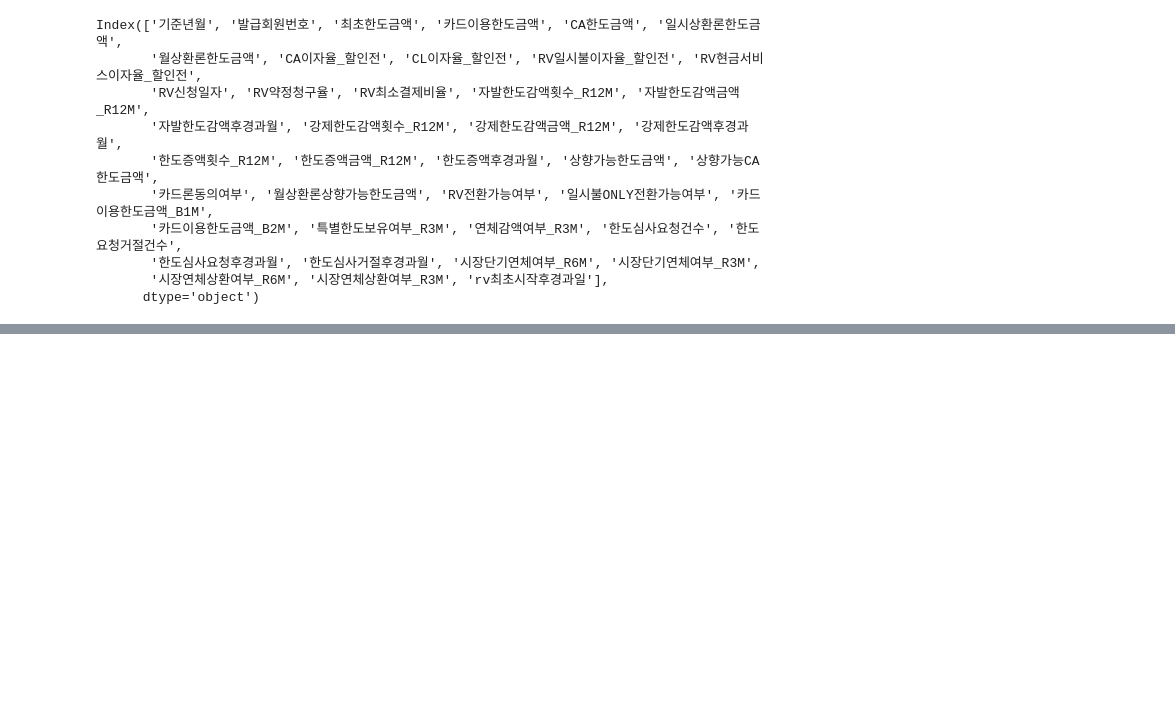
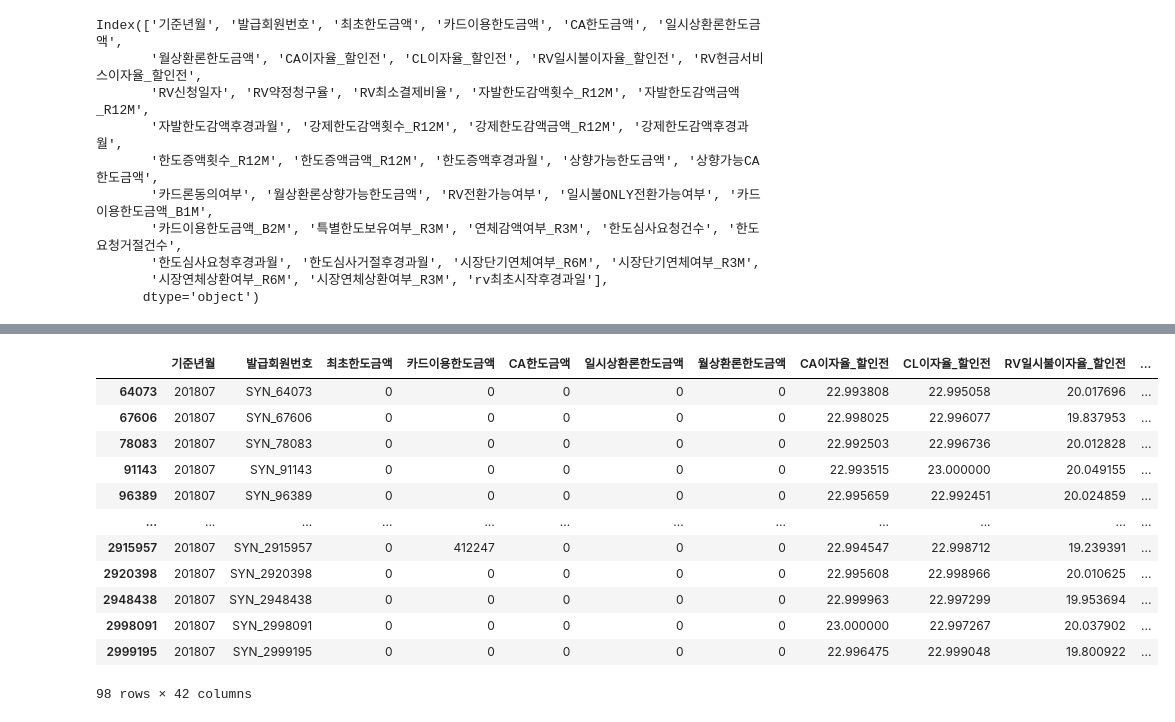
Before and after one commit to jayiuk/mid_project, a Jupyter notebook: data_check.ipynb, the cells around one changed output, grey strips where cells are left out. Drawn from its saved outputs; the diff is of its cells as text; code cells hidden in the pictures; blank space fills up the shorter version.

```diff
--- a/data_check.ipynb
+++ b/data_check.ipynb
@@ -238,0 +343,16 @@ Index(['기준년월', '발급회원번호', '최초한도금액', '카드이용
+# %%
+df2.query('시장단기연체여부_R6M == 1')
+# %% [output]
+|  | 기준년월 | 발급회원번호 | 최초한도금액 | 카드이용한도금액 | CA한도금액 | 일시상환론한도금액 | 월상환론한도금액 | CA이자율_할인전 | CL이자율_할인전 | RV일시불이자율_할인전 | ... |
+| 64073 | 201807 | SYN_64073 | 0 | 0 | 0 | 0 | 0 | 22.993808 | 22.995058 | 20.017696 | ... |
+| 67606 | 201807 | SYN_67606 | 0 | 0 | 0 | 0 | 0 | 22.998025 | 22.996077 | 19.837953 | ... |
+| 78083 | 201807 | SYN_78083 | 0 | 0 | 0 | 0 | 0 | 22.992503 | 22.996736 | 20.012828 | ... |
+| 91143 | 201807 | SYN_91143 | 0 | 0 | 0 | 0 | 0 | 22.993515 | 23.000000 | 20.049155 | ... |
+| 96389 | 201807 | SYN_96389 | 0 | 0 | 0 | 0 | 0 | 22.995659 | 22.992451 | 20.024859 | ... |
+| ... | ... | ... | ... | ... | ... | ... | ... | ... | ... | ... | ... |
+| 2915957 | 201807 | SYN_2915957 | 0 | 412247 | 0 | 0 | 0 | 22.994547 | 22.998712 | 19.239391 | ... |
+| 2920398 | 201807 | SYN_2920398 | 0 | 0 | 0 | 0 | 0 | 22.995608 | 22.998966 | 20.010625 | ... |
+| 2948438 | 201807 | SYN_2948438 | 0 | 0 | 0 | 0 | 0 | 22.999963 | 22.997299 | 19.953694 | ... |
+| 2998091 | 201807 | SYN_2998091 | 0 | 0 | 0 | 0 | 0 | 23.000000 | 22.997267 | 20.037902 | ... |
+| 2999195 | 201807 | SYN_2999195 | 0 | 0 | 0 | 0 | 0 | 22.996475 | 22.999048 | 19.800922 | ... |
+98 rows × 42 columns
```
Also changed, not shown: parts of 15 cells of this notebook.
